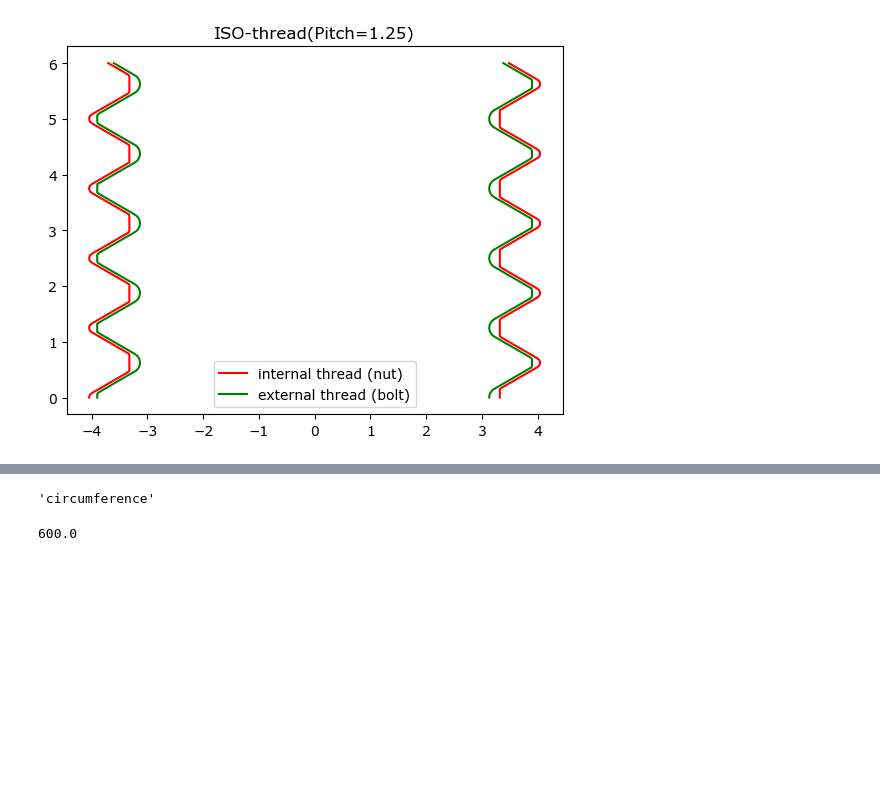
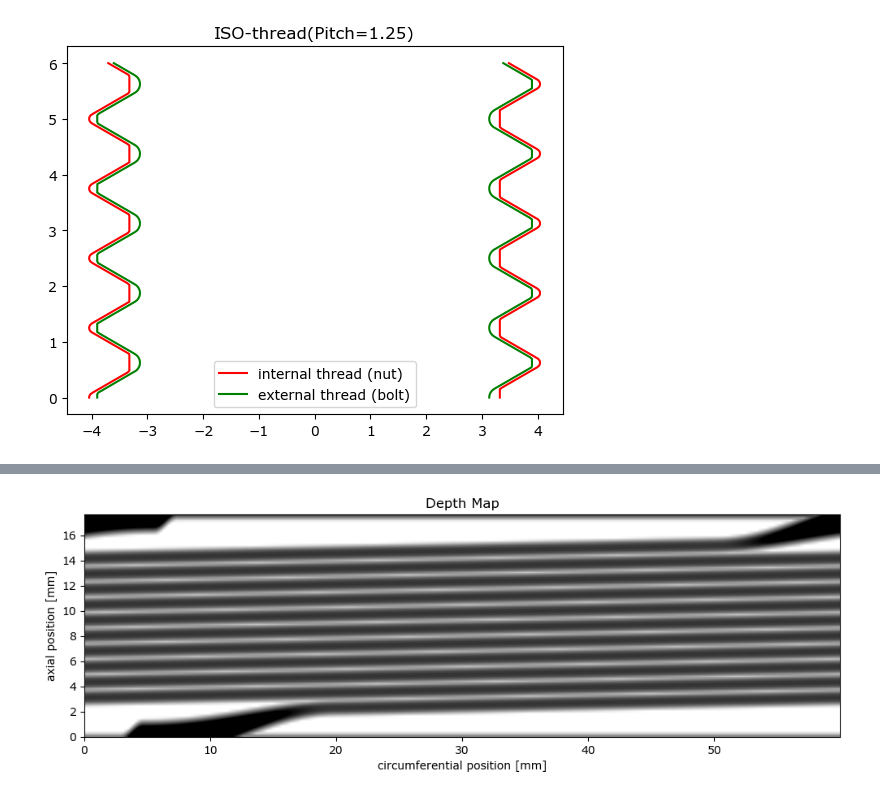
Before and after one commit to RichardPotthoff/myrepo, a Jupyter notebook: BlankFactory.ipynb, the cells around one changed output, grey strips where cells are left out. Saved outputs shown, nothing was run; the diff lists cells and outputs as text; code cells hidden in the pictures; blank space fills up the shorter version.

Commit message:
add groove depth map for capstan

```diff
--- a/BlankFactory.ipynb
+++ b/BlankFactory.ipynb
@@ -941,10 +1013,10 @@ def capstan(n_spokes=13, n_strands=5,
   r_shaft=d_shaft/2
   h_rim=2.0*d_cable
   r_rim=r_circ+r_cable
-  r_cable_channel=r_circ-d_cable-ew_rim
+  r_cable_ramp=r_circ-d_cable-ew_rim
   phi_offset_channel2=0 if n_cable_channels!=2 else (n_spokes//2)/n_spokes*2*pi
   dz_chamfer=1.75*d_cable#vertical tool position above/below top/bottom
-  r_chamfer=r_cable_channel#horizontal tool position
+  r_chamfer=r_cable_ramp#horizontal tool position
   groove_flank_angle=30*deg
   delta_phi_ramp_start=1.5*(2*pi)/n_spokes #offset relative to return channel center
   delta_phi_ramp=pi/2 #
@@ -959,9 +1031,13 @@ def capstan(n_spokes=13, n_strands=5,
   z_top=z_bottom+delta_phi_helix/(2*pi)*groove_pitch+dz_ends
   z_helix_start=z_bottom+h_rim+r_cable
   phi_helix_start=delta_phi_ramp_start+delta_phi_ramp
+  phi_center=0.5*2*pi/n_spokes
+#  phi_width=2*pi/n_spokes
+#  max_phase_advance=0.7*2*pi/n_spokes
 
   phi_tot=2*pi*n_strands
   phi_spoke2=phi_tot/(2*n_spokes)
+
   r_hub=r_shaft
   l1,r1,l2,r2=phi_rim*phi_spoke2*r_rim,r_fillet_rim*phi_spoke2*r_rim,phi_hub*phi_spoke2*r_hub,r_fillet_hub*phi_spoke2*r_hub
   c1=(0-1j*(r_rim-r1))*cmath.exp(1j*phi_rim*phi_spoke2)
@@ -1036,7 +1112,7 @@ def update_capstan_plot_(*,n_spokes, n_strands, phi_rim, r_fillet_rim, phi_hub,
                          ew_fillet_rim, ew_spokes, ew_fillet_hub, ew_hub, spoke_midpoint, mesh_twist_pitch,
                          l_turn, l_tot, d_cable, groove_pitch, left_handed, n_cable_channels, tunnel_pos,
                          hub_squeezeout_factor, shaft_type, d_shaft, D_key, countersink_chamfer, z_, n_skirt,
-                         skirt_offset, hl, hl_start, r_cable, r_circ, r_shaft, h_rim, r_cable_channel,
+                         skirt_offset, hl, hl_start, r_cable, r_circ, r_shaft, h_rim, r_cable_ramp,
                          phi_offset_channel2, dz_chamfer, r_chamfer, groove_flank_angle, delta_phi_ramp_start,
                          delta_phi_ramp, delta_phi_chamfer_transition, dz_ends, phi_ends, delta_phi_helix_, n_rot,
                          delta_phi_helix, z_helix_start, phi_helix_start, phi_tot, phi_spoke2, r_hub,
@@ -1486,15 +1562,31 @@ post yield sin((62+0.2j))
 post yield inc((30+0.1j))
 post loop "inc"
 post loop "sin"
-# %%
-key='l_turn'
-capstan_parameter_descriptions.get(key,key)
-# %% [output]
-'circumference'
+# %%
+import numpy as np
+from matplotlib import pyplot as plt
+def plot_depthpattern(ax5,*,z_bottom,z_top,hl,thread_depth_pattern,r_circ,r_cable,**_):
+    z=np.arange(z_bottom,z_top+hl,hl)
+    phi=np.linspace(0.0,2*pi,300)
+    Phi,Z=np.meshgrid(phi,z)
+    R=np.vectorize(thread_depth_pattern)(Z,Phi)
+    ax5.imshow(R, interpolation='bilinear', cmap='gray',
+                   origin='lower', extent=[0,r_circ*2*pi, z_bottom, z_top],
+                   vmax=r_circ+r_cable, vmin=r_circ-1.5*r_cable)
+    ax5.set_title('Depth Map')
+    ax5.set_ylabel('axial position [mm]')
+    ax5.set_xlabel('circumferential position [mm]')
+    ax5.set_aspect('equal')
+fig=plt.figure(figsize=(12,18))
+ax5=fig.add_subplot(1,1,1)
+env={}
+capstan(**capstan_parameters,env=env)
+thread_depth_pattern=groove_depth_pattern_factory(**env)
+plot_depthpattern(ax5,**env,thread_depth_pattern=thread_depth_pattern)
+# %% [output]
+[figure, added]
 # %%
 widgetList4['l_tot'].value
-# %% [output]
-600.0
 # %%
 debug_view = widgets.Output(layout={'border': '1px solid black'})
 
```
Also changed, not shown: parts of 6 cells of this notebook.
